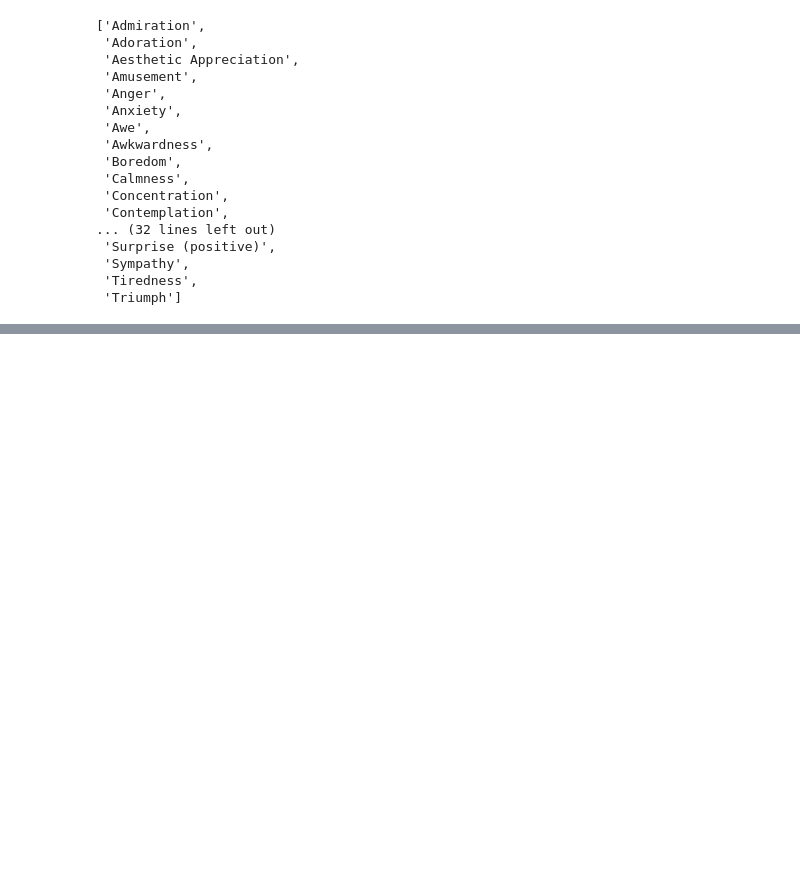
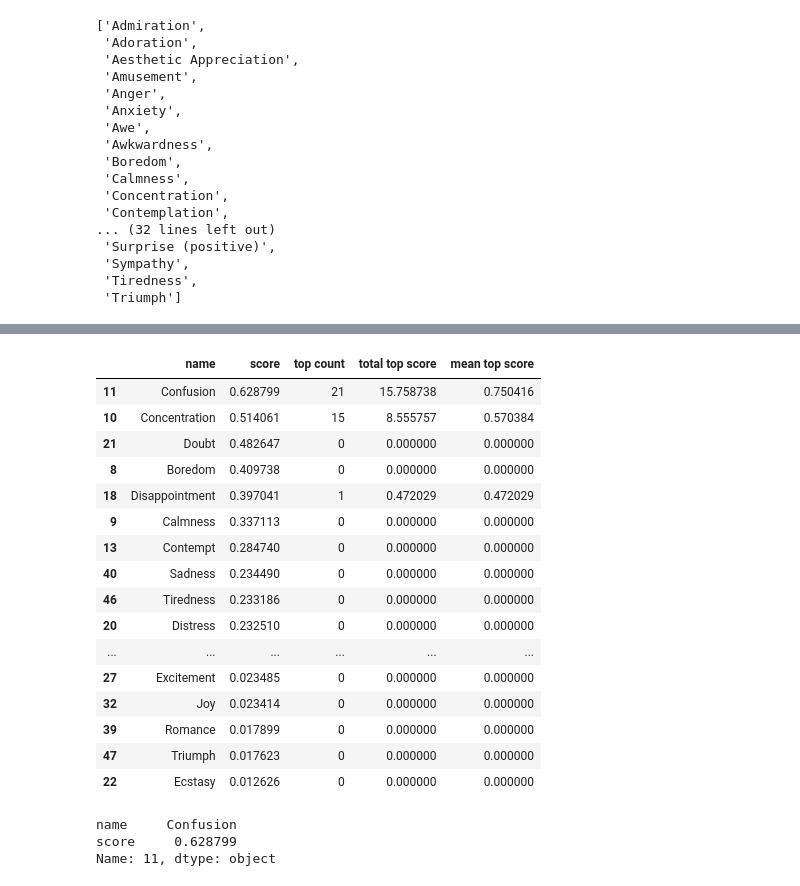
Before and after one commit to adithg/Whatdadogdoin, a Jupyter notebook: hume.ipynb, the cells around one changed output, grey strips where cells are left out. Cells and saved outputs as stored; diff of their text form; code cells hidden in the pictures; blank space fills up the shorter version.

```diff
--- a/hume.ipynb
+++ b/hume.ipynb
@@ -163,0 +245,27 @@ stress = ["Anger", "Anxiety", "Distress", "Fear", "Pain", "Sadness", "Tiredness"
+# %%
+starting_df = starting_df.sort_values("score", ascending=False)
+starting_df
+# %% [output]
+|  | name | score | top count | total top score | mean top score |
+| 11 | Confusion | 0.628799 | 21 | 15.758738 | 0.750416 |
+| 10 | Concentration | 0.514061 | 15 | 8.555757 | 0.570384 |
+| 21 | Doubt | 0.482647 | 0 | 0.000000 | 0.000000 |
+| 8 | Boredom | 0.409738 | 0 | 0.000000 | 0.000000 |
+| 18 | Disappointment | 0.397041 | 1 | 0.472029 | 0.472029 |
+| 9 | Calmness | 0.337113 | 0 | 0.000000 | 0.000000 |
+| 13 | Contempt | 0.284740 | 0 | 0.000000 | 0.000000 |
+| 40 | Sadness | 0.234490 | 0 | 0.000000 | 0.000000 |
+| 46 | Tiredness | 0.233186 | 0 | 0.000000 | 0.000000 |
+| 20 | Distress | 0.232510 | 0 | 0.000000 | 0.000000 |
+| ... | ... | ... | ... | ... | ... |
+| 27 | Excitement | 0.023485 | 0 | 0.000000 | 0.000000 |
+| 32 | Joy | 0.023414 | 0 | 0.000000 | 0.000000 |
+| 39 | Romance | 0.017899 | 0 | 0.000000 | 0.000000 |
+| 47 | Triumph | 0.017623 | 0 | 0.000000 | 0.000000 |
+| 22 | Ecstasy | 0.012626 | 0 | 0.000000 | 0.000000 |
+# %%
+starting_df.iloc[0, [0,1]]
+# %% [output]
+name     Confusion
+score     0.628799
+Name: 11, dtype: object
```
Also changed, not shown: parts of 7 cells of this notebook, 7 other files.
